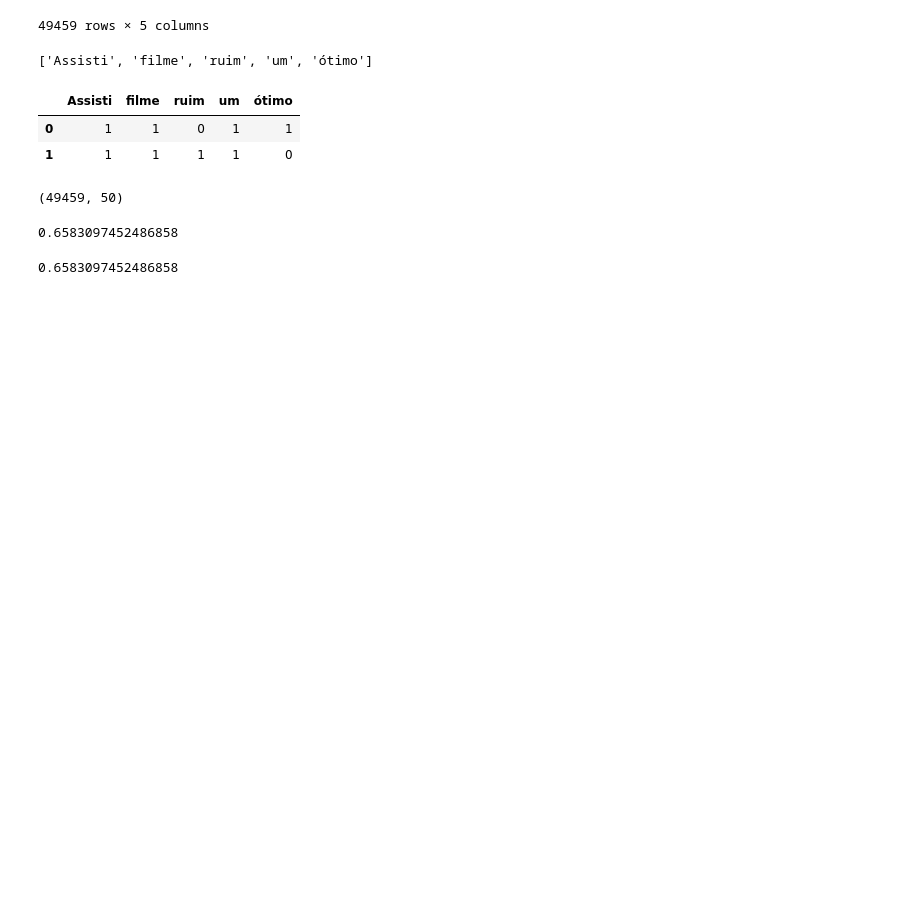
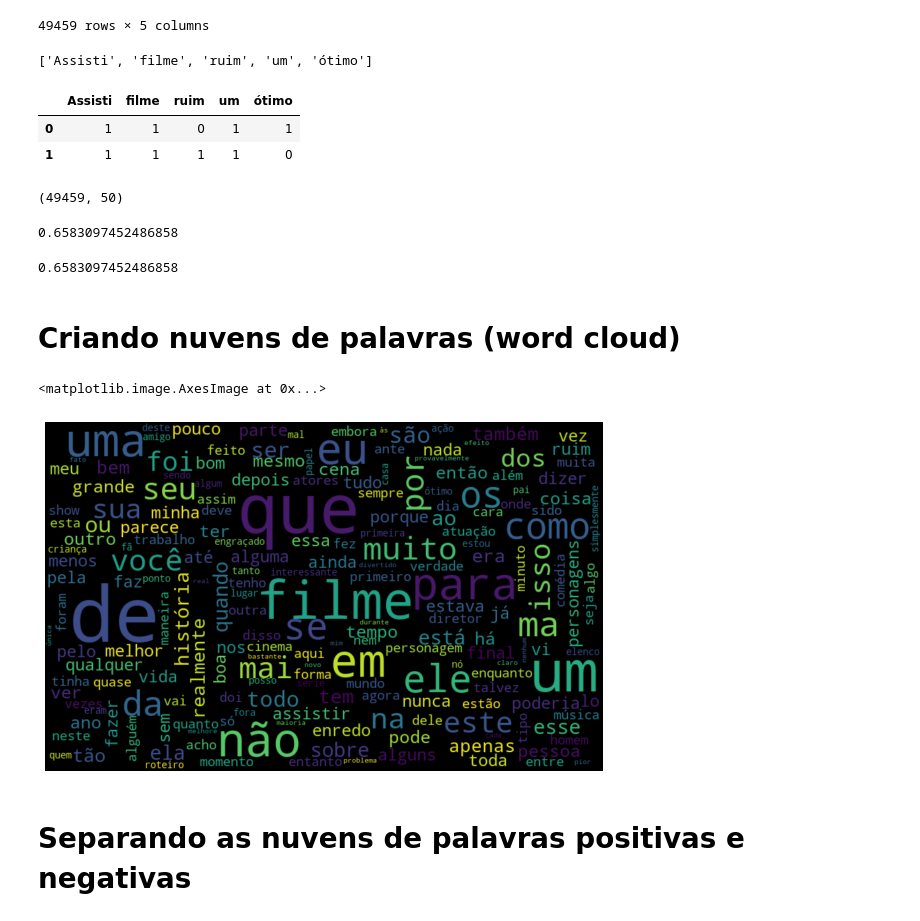
Before and after one commit to jonnes-nascimento/machine_learning, a Jupyter notebook: Introdução_aos_algoritmos_de_linguagem_neural_NLP_1.ipynb, the cells around one changed output. Drawn from its saved outputs; the diff is of its cells as text; code cells hidden in the pictures; blank space fills up the shorter version.

```diff
--- a/Introdução_aos_algoritmos_de_linguagem_neural_NLP_1.ipynb
+++ b/Introdução_aos_algoritmos_de_linguagem_neural_NLP_1.ipynb
@@ -149,3 +177,27 @@ def classificar_texto(texto, coluna_texto, coluna_classificacao):
 print(classificar_texto(resenha, "text_pt", "classificacao"))
 # %% [output]
 0.6583097452486858
+# %% [markdown]
+# Criando nuvens de palavras (word cloud)
+# %%
+from wordcloud import WordCloud
+
+todas_palavras = " ".join([texto for texto in resenha.text_pt])
+
+len(todas_palavras)
+
+nuvem_palavras = WordCloud(width=800,
+                           height=500,
+                           max_font_size=110,
+                           collocations=False).generate(todas_palavras)
+# %%
+import matplotlib.pyplot as plt
+
+plt.figure(figsize=(10, 7))
+plt.axis("off")
+plt.imshow(nuvem_palavras, interpolation="bilinear")
+# %% [output]
+<matplotlib.image.AxesImage at 0x...>
+[figure, added]
+# %% [markdown]
+# Separando as nuvens de palavras positivas e negativas
```
Also changed, not shown: parts of 10 cells of this notebook.
